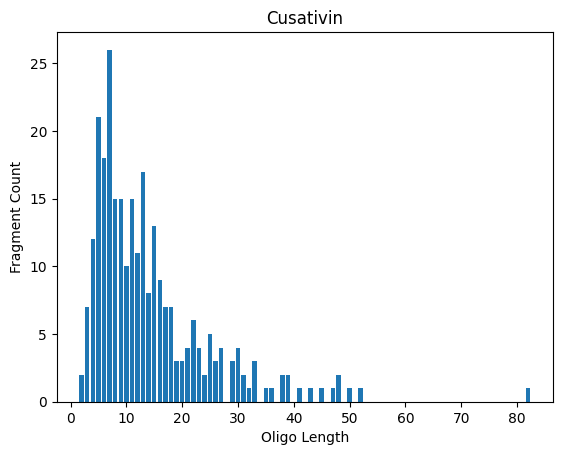
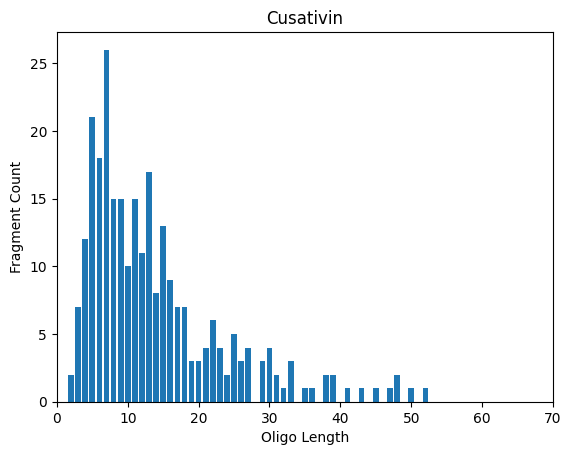
The change to this notebook cell's code, shown as a diff; its figure went from the first image to the second:
--- before
+++ after
@@ -3,4 +3,5 @@
 plt.xlabel('Oligo Length')
 plt.ylabel('Fragment Count')
+plt.xlim(0, 70)
 plt.title(enzyme)
 plt.show()

Commit: crop figures, correct typo in RNases